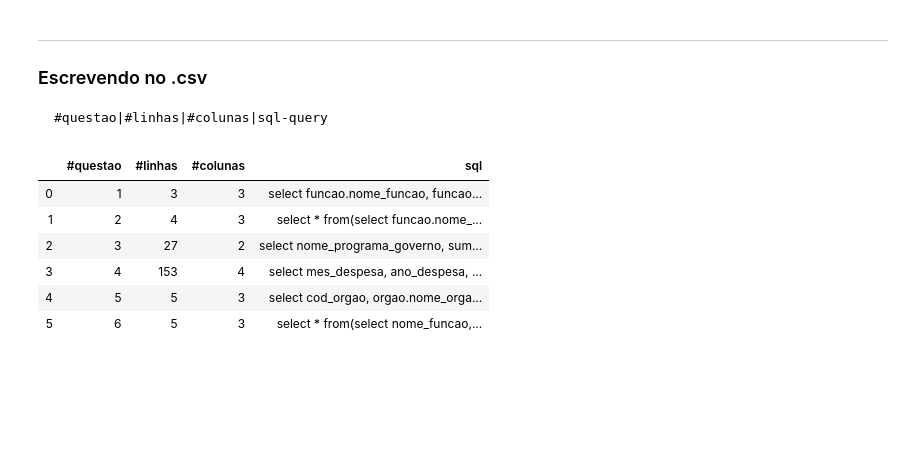
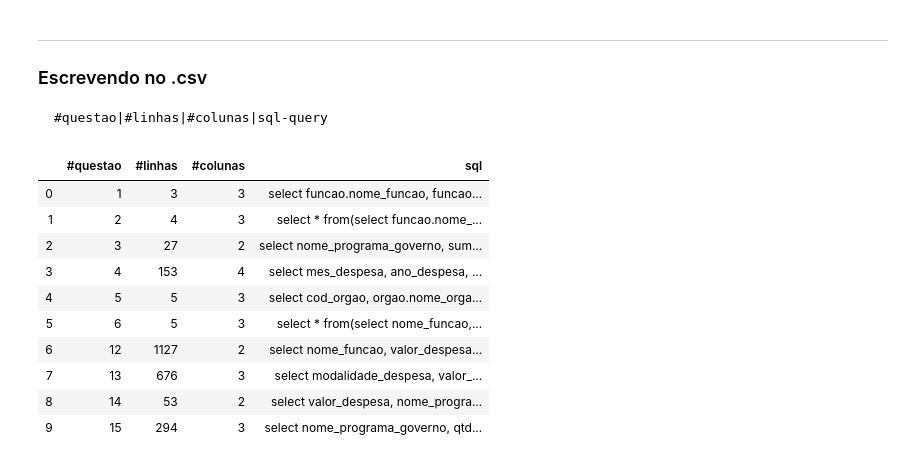
Before and after one commit to marcotmotta/ibd_20192, a Jupyter notebook: TP1/TP1.ipynb, the cells around one changed output. Drawn from its saved outputs; the diff is of its cells as text; code cells hidden in the pictures; blank space fills up the shorter version.

```diff
--- a/TP1/TP1.ipynb
+++ b/TP1/TP1.ipynb
@@ -194,0 +223,10 @@ q6
+# %%
+q13_query = (
+    'select modalidade_despesa, valor_despesa, nome_orgao '
+    'from orgao '
+    'natural join despesa_publica '
+    'where modalidade_despesa=\'Reserva de Contingência\' order by valor_despesa desc' # ordenado apenas para visualização
+)
+
+q13 = query(q13_query)
+q13
@@ -194,0 +249,10 @@ q6
+# %%
+q14_query = (
+    'select valor_despesa, nome_programa_governo '
+    'from despesa_publica '
+    'natural join programa_governo '
+    'where nome_programa_governo=\'ENEM\' order by valor_despesa desc' # Ordenado apenas para visualização
+)
+
+q14 = query(q14_query)
+q14
@@ -194,0 +279,11 @@ q6
+# %%
+q15_query = (
+    'select nome_programa_governo, qtd_orgaos_subordinados, valor_despesa '
+    'from despesa_publica '
+    'natural join orgao '
+    'natural join programa_governo '
+    'where nome_orgao=\'Ministério da Educação\' order by valor_despesa desc' # Ordenado apenas para visualização
+)
+
+q15 = query(q15_query)
+q15
@@ -201,20 +310,24 @@ q6
 # %%
 csv_df = pd.DataFrame(
     {
-        '#questao':[1,2,3,4,5,6],
-        '#linhas':[q1.shape[0], q2.shape[0], q3.shape[0], q4.shape[0], q5.shape[0], q6.shape[0]],
-        '#colunas':[q1.shape[1], q2.shape[1], q3.shape[1], q4.shape[1], q5.shape[1], q6.shape[1]],
-        'sql':[q1_last, q2_query, q3_query, q4_query, q5_query, q6_query],
+        '#questao':[1,2,3,4,5,6,12,13,14,15],
+        '#linhas':[q1.shape[0], q2.shape[0], q3.shape[0], q4.shape[0], q5.shape[0], q6.shape[0], q12.shape[0], q13.shape[0], q14.shape[0], q15.shape[0]],
+        '#colunas':[q1.shape[1], q2.shape[1], q3.shape[1], q4.shape[1], q5.shape[1], q6.shape[1], q12.shape[1], q13.shape[1], q14.shape[1], q15.shape[1]],
+        'sql':[q1_last, q2_query, q3_query, q4_query, q5_query, q6_query, q12_query, q13_query, q14_query, q15_query],
     }
 )
 
 csv_df
 # %% [output]
 |  | #questao | #linhas | #colunas | sql |
 | 0 | 1 | 3 | 3 | select funcao.nome_funcao, funcao... |
 | 1 | 2 | 4 | 3 | select * from(select funcao.nome_... |
 | 2 | 3 | 27 | 2 | select nome_programa_governo, sum... |
 | 3 | 4 | 153 | 4 | select mes_despesa, ano_despesa, ... |
 | 4 | 5 | 5 | 3 | select cod_orgao, orgao.nome_orga... |
 | 5 | 6 | 5 | 3 | select * from(select nome_funcao,... |
+| 6 | 12 | 1127 | 2 | select nome_funcao, valor_despesa... |
+| 7 | 13 | 676 | 3 | select modalidade_despesa, valor_... |
+| 8 | 14 | 53 | 2 | select valor_despesa, nome_progra... |
+| 9 | 15 | 294 | 3 | select nome_programa_governo, qtd... |
 # %%
```
Also changed, not shown: parts of 9 cells of this notebook, 1 other file.
